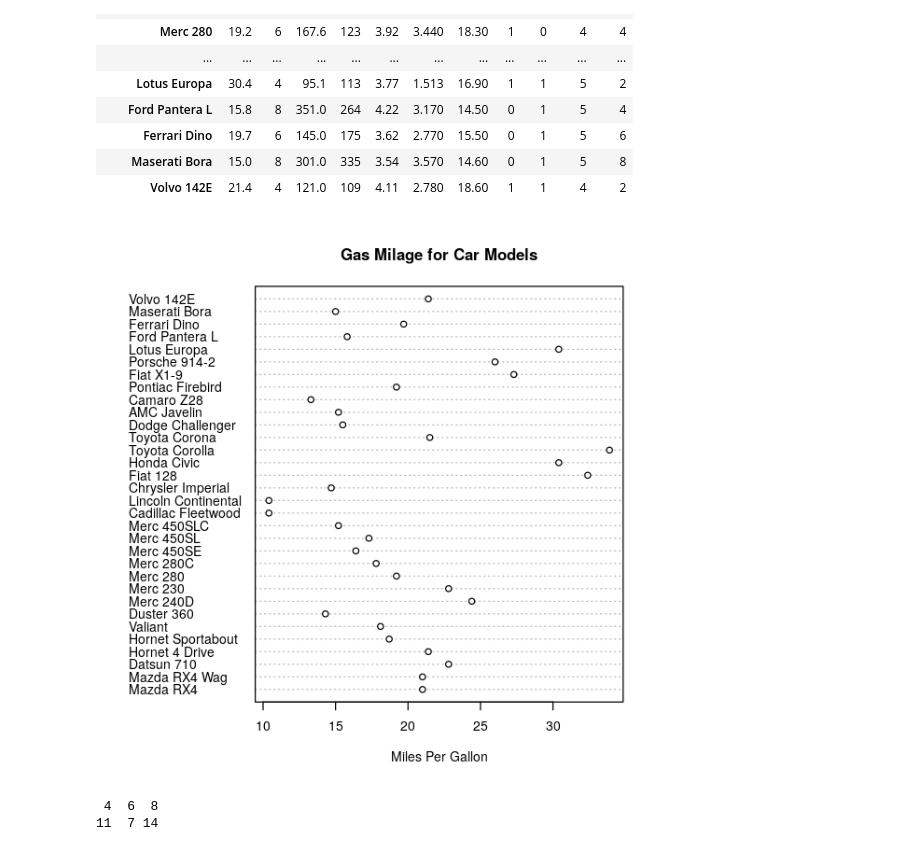
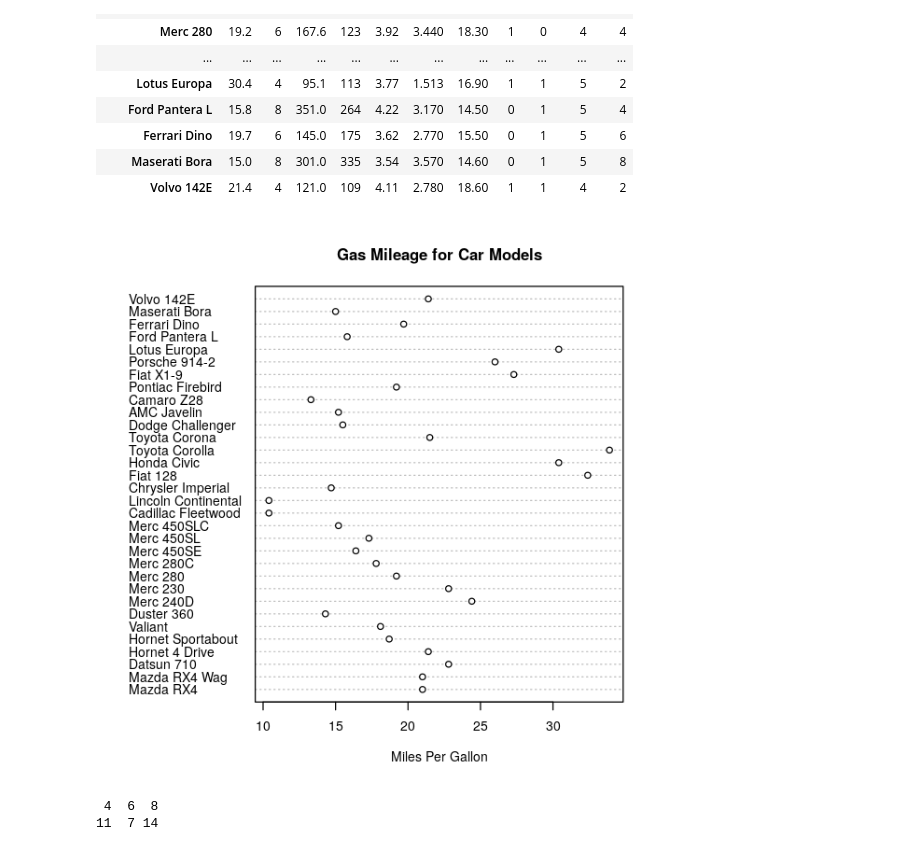
Before and after one commit to mkozturk/CMPE140, a Jupyter notebook: Lectures/Lecture 9 - Data import & plotting.ipynb, the cells around one changed output. Cells and saved outputs as stored; diff of their text form; code cells hidden in the pictures.

```diff
--- a/Lectures/Lecture 9 - Data import & plotting.ipynb
+++ b/Lectures/Lecture 9 - Data import & plotting.ipynb
@@ -673,11 +688,12 @@ mtcars
 | Maserati Bora | 15.0 | 8 | 301.0 | 335 | 3.54 | 3.570 | 14.60 | 0 | 1 | 5 | 8 |
 | Volvo 142E | 21.4 | 4 | 121.0 | 109 | 4.11 | 2.780 | 18.60 | 1 | 1 | 4 | 2 |
 # %%
-dotchart(mtcars$mpg,labels=row.names(mtcars),cex=.7,
-         main="Gas Milage for Car Models",
+dotchart(mtcars$mpg,
+         labels=row.names(mtcars),cex=.7,
+         main="Gas Mileage for Car Models",
          xlab="Miles Per Gallon")
 # %% [output]
-[figure, old version]
+[figure, new version]
 # %%
 table(mtcars$cyl)
 # %% [output]
```
Also changed, not shown: parts of 12 cells of this notebook, 2 other files.
